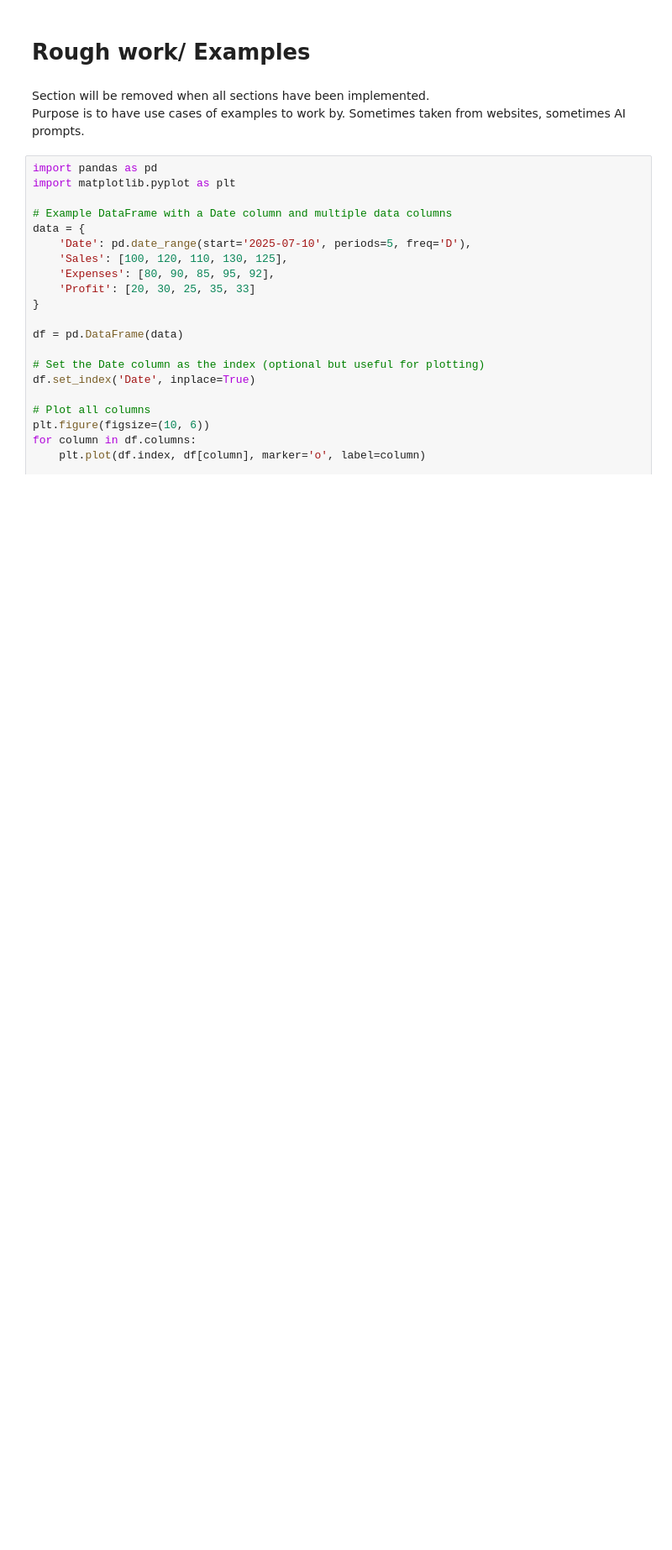
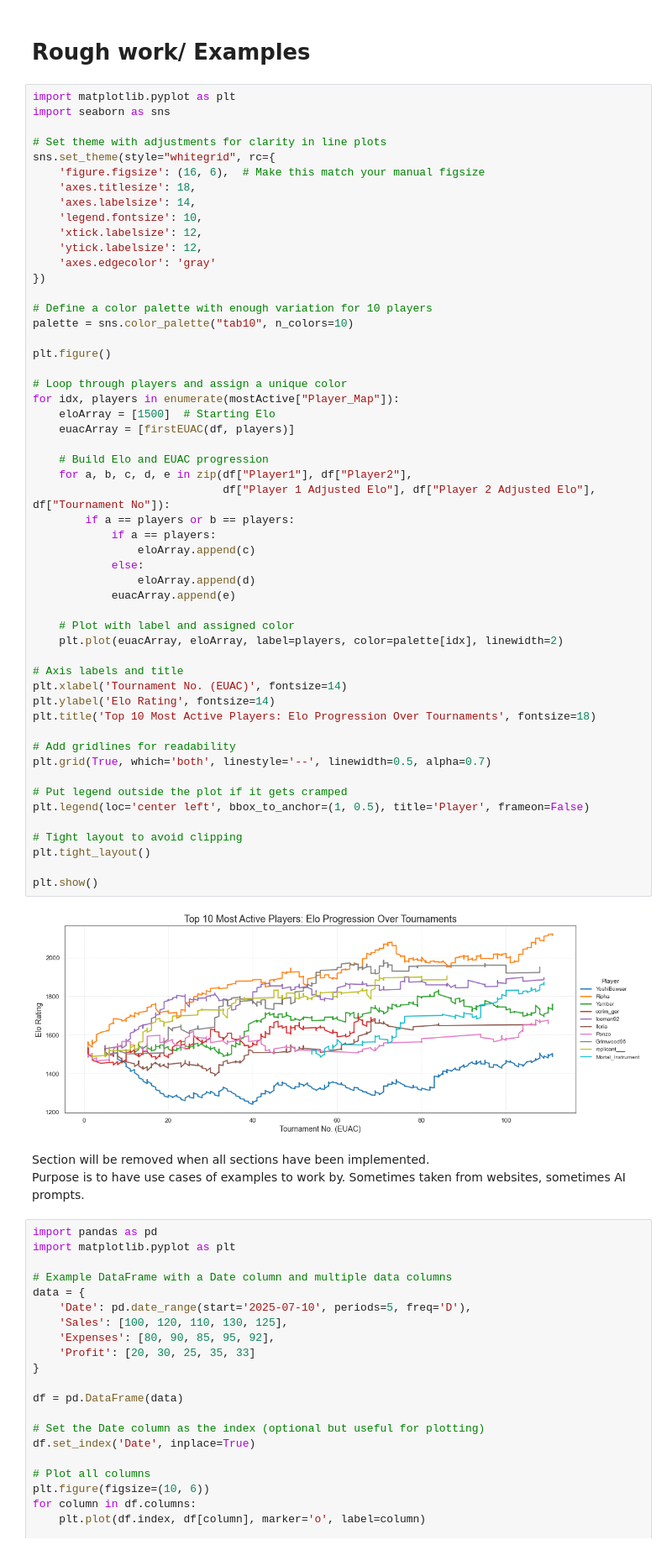
Before and after one commit to DarrenCCT/Tournament-Analysis, a Jupyter notebook: EUAC - Analysis.ipynb, the cells around one changed output. Shown at 84% size. Drawn from its saved outputs; the diff is of its cells as text; blank space fills up the shorter version.

```diff
--- a/EUAC - Analysis.ipynb
+++ b/EUAC - Analysis.ipynb
@@ -1319,5 +1443,60 @@ plt.show()
 # %% [markdown]
 # Rough work/ Examples
+# %%
+import matplotlib.pyplot as plt
+import seaborn as sns
+
+# Set theme with adjustments for clarity in line plots
+sns.set_theme(style="whitegrid", rc={
+    'figure.figsize': (16, 6),  # Make this match your manual figsize
+    'axes.titlesize': 18,
+    'axes.labelsize': 14,
+    'legend.fontsize': 10,
+    'xtick.labelsize': 12,
+    'ytick.labelsize': 12,
+    'axes.edgecolor': 'gray'
+})
+
+# Define a color palette with enough variation for 10 players
+palette = sns.color_palette("tab10", n_colors=10)
+
+plt.figure()
+
+# Loop through players and assign a unique color
+for idx, players in enumerate(mostActive["Player_Map"]):
+    eloArray = [1500]  # Starting Elo
+    euacArray = [firstEUAC(df, players)]
+
+    # Build Elo and EUAC progression
+    for a, b, c, d, e in zip(df["Player1"], df["Player2"],
+                             df["Player 1 Adjusted Elo"], df["Player 2 Adjusted Elo"], df["Tournament No"]):
+        if a == players or b == players:
+            if a == players:
+                eloArray.append(c)
+            else:
+                eloArray.append(d)
+            euacArray.append(e)
+
+    # Plot with label and assigned color
+    plt.plot(euacArray, eloArray, label=players, color=palette[idx], linewidth=2)
+
+# Axis labels and title
+plt.xlabel('Tournament No. (EUAC)', fontsize=14)
+plt.ylabel('Elo Rating', fontsize=14)
+plt.title('Top 10 Most Active Players: Elo Progression Over Tournaments', fontsize=18)
+
+# Add gridlines for readability
+plt.grid(True, which='both', linestyle='--', linewidth=0.5, alpha=0.7)
+
+# Put legend outside the plot if it gets cramped
+plt.legend(loc='center left', bbox_to_anchor=(1, 0.5), title='Player', frameon=False)
+
+# Tight layout to avoid clipping
+plt.tight_layout()
+
+plt.show()
+# %% [output]
+[figure, added]
 # %% [markdown]
 Section will be removed when all sections have been implemented. <br>
 Purpose is to have use cases of examples to work by. Sometimes taken from websites, sometimes AI prompts.
```
Also changed, not shown: parts of 39 cells of this notebook.
